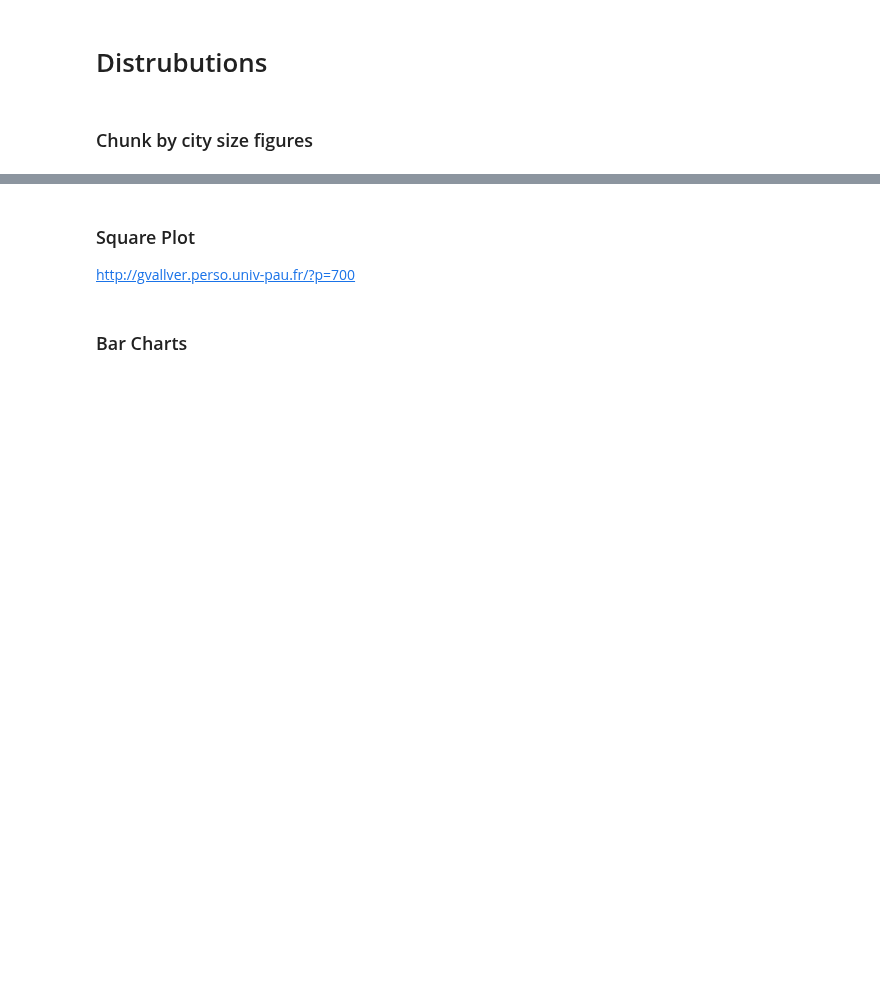
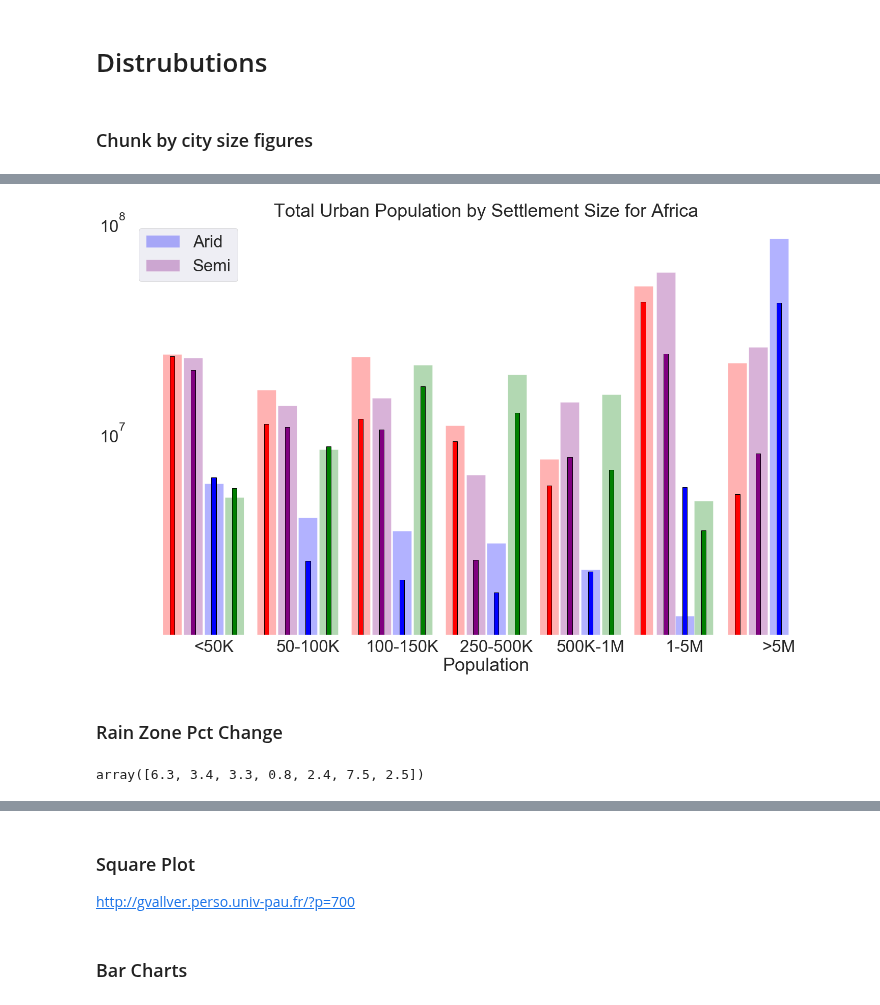
Before and after one commit to cascadet/AfricaUrbanPop, a Jupyter notebook: notebooks/jupyter/Descriptives.ipynb, the cells around one changed output, grey strips where cells are left out. Cells and saved outputs as stored; diff of their text form; code cells hidden in the pictures; blank space fills up the shorter version.

```diff
--- a/notebooks/jupyter/Descriptives.ipynb
+++ b/notebooks/jupyter/Descriptives.ipynb
@@ -332,0 +495,65 @@ print(len((WPE2016_Nigeria)))
+# %%
+# GHS 2015
+GHS2015_arid_bar = {'<50K':GHS2015_arid_50k, '50-100K': GHS2015_arid_100k, '100-150K':GHS2015_arid_250k,
+    '250-500K' : GHS2015_arid_500k, '500K-1M' : GHS2015_arid_1m, '1-5M' : GHS2015_arid_5m, '>5M' : GHS2015_arid_5mplus
+             }
+
+GHS2015_semi_bar = {u'Label0':GHS2015_semi_50k, u'Label1': GHS2015_semi_100k, u'Label2':GHS2015_semi_250k,
+    u'Label3' : GHS2015_semi_500k, u'Label4' : GHS2015_semi_1m, u'Label5' : GHS2015_semi_5m, u'Label6' : GHS2015_semi_5mplus
+    }
+
+GHS2015_sub_bar = {u'Label0':GHS2015_sub_50k, u'Label1': GHS2015_sub_100k, u'Label2':GHS2015_sub_250k,
+    u'Label3' : GHS2015_sub_500k, u'Label4' : GHS2015_sub_1m, u'Label5' : GHS2015_sub_5m, u'Label6' : GHS2015_sub_5mplus
+    }
+
+GHS2015_humid_bar = {u'Label0':GHS2015_humid_50k, u'Label1': GHS2015_humid_100k, u'Label2':GHS2015_humid_250k,
+    u'Label3' : GHS2015_humid_500k, u'Label4' : GHS2015_humid_1m, u'Label5' : GHS2015_humid_5m, u'Label6' : GHS2015_humid_5mplus
+   }
+# %%
+# make plot
+sns.set(font_scale=3)
+x = [0,1,2,3,4,5,6]
+y = [0-.22,1-.22,2-.22,3-.22,4-.22,5-.2,6-.22]
+z = [0-.44,1-.44,2-.44,3-.44,4-.44,5-.44,6-.44]
+a = [0+.22,1+.22,2+.22,3+.22,4+.22,5+.2,6+.22]
+
+# Ticks
+ticks_bar = ['<50K', '50-100K', '100-150K','250-500K', '500K-1M', '1-5M' , '>5M']
+
+
+fig, ax = plt.subplots(nrows=1, ncols=1)
+
+#2015
+plt.bar(x, GHS2015_arid_bar.values(), width=0.2, align='center', alpha  = 0.3, color = 'Blue')
+plt.bar(y, GHS2015_semi_bar.values(), width=0.2, align='center', alpha  = 0.3, color = 'Purple')
+plt.bar(z, GHS2015_sub_bar.values(), width=0.2, align='center', alpha  = 0.3, color = 'Red')
+plt.bar(a, GHS2015_humid_bar.values(), width=0.2, align='center', alpha = 0.3, color = 'Green')
+
+#2000
+plt.bar(x, GHS2000_arid_bar.values(), width=0.05, align='center', alpha  = 1, color = 'Blue', edgecolor = 'Black')
+plt.bar(y, GHS2000_semi_bar.values(), width=0.05, align='center', alpha  = 1, color = 'Purple', edgecolor = 'Black')
+plt.bar(z, GHS2000_sub_bar.values(), width=0.05, align='center', alpha  = 1, color = 'Red', edgecolor = 'Black')
+plt.bar(a, GHS2000_humid_bar.values(), width=0.05, align='center', alpha = 1, color = 'Green', edgecolor = 'Black')
+
+# bar_leg = ['WorldPop 2000 Arid', 'WorldPop 2000 Semi-arid', 'WorldPop 2000 Sub-humid', 'WorldPop 2000 Humid',
+#           'WorldPop 2015 Arid', 'WorldPop 2015 Semi-arid', 'WorldPop 2015 Sub-humid', 'WorldPop 2015 Humid']
+
+bar_leg = ['Arid', 'Semi']
+
+plt.legend(bar_leg,loc=2)
+
+
+plt.xticks(range(len(ticks_bar)), ticks_bar)
+
+fig = matplotlib.pyplot.gcf()
+fig.set_size_inches(25, 15)
+plt.gca().set_yscale('log')
+plt.xlabel('Population')
+plt.ylabel('')
+plt.title('Total Urban Population by Settlement Size for Africa')
+ax.set_facecolor('White')
+# fig.savefig('/Users/cascade/Desktop/'+'PopAll_bar.png', dpi=700, transparent=False)
+# %% [output]
+[figure, added]
+# %% [markdown]
+### Rain Zone Pct Change
@@ -332,0 +565,8 @@ print(len((WPE2016_Nigeria)))
+# %%
+semi_2000 = [GHS2000_semi_50k, GHS2000_semi_100k, GHS2000_semi_250k, GHS2000_semi_500k, GHS2000_semi_1m,
+            GHS2000_semi_5m, GHS2000_semi_5mplus]
+
+semi_2000_pct = np.round(semi_2000 / GHS2000.PopTot.sum() * 100, 1)
+semi_2000_pct
+# %% [output]
+array([6.3, 3.4, 3.3, 0.8, 2.4, 7.5, 2.5])
```
Also changed, not shown: parts of 43 cells of this notebook.
